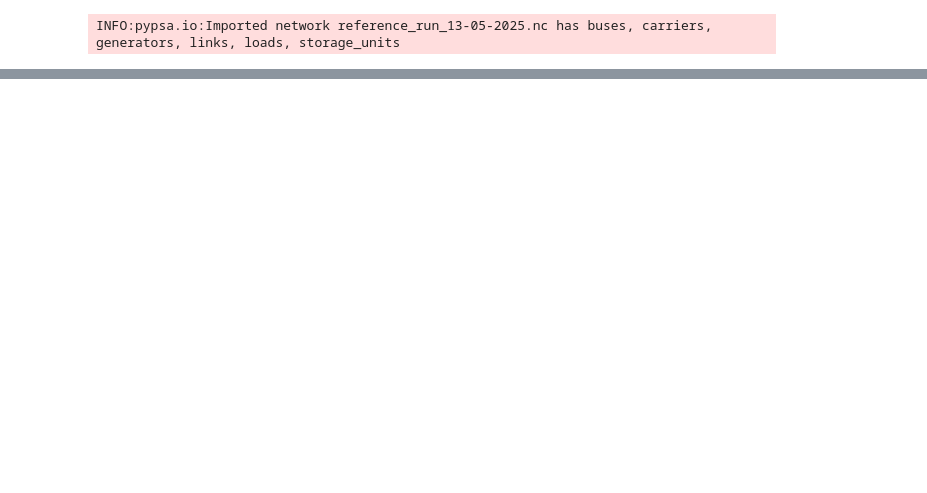
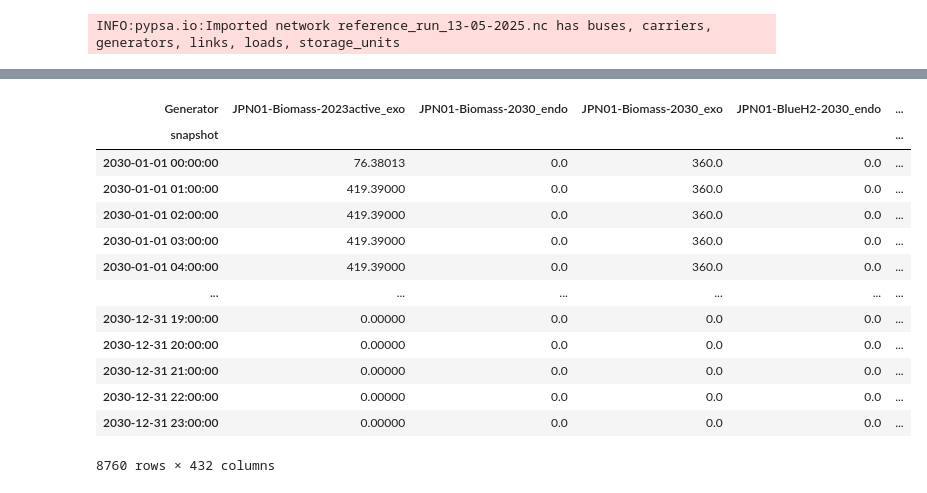
Before and after one commit to transition-zero/tza-pypsa, a Jupyter notebook: results_processing_jpn_brownfield copy.ipynb, the cells around one changed output, grey strips where cells are left out. Saved outputs shown, nothing was run; the diff lists cells and outputs as text; code cells hidden in the pictures; blank space fills up the shorter version.

```diff
--- a/results_processing_jpn_brownfield copy.ipynb
+++ b/results_processing_jpn_brownfield copy.ipynb
@@ -38,0 +39,17 @@ You entered: reference_run_13-05-2025
+# %%
+n.generators_t.p
+# %% [output]
+| Generator | JPN01-Biomass-2023active_exo | JPN01-Biomass-2030_endo | JPN01-Biomass-2030_exo | JPN01-BlueH2-2030_endo | ... |
+| snapshot |  |  |  |  | ... |
+| 2030-01-01 00:00:00 | 76.38013 | 0.0 | 360.0 | 0.0 | ... |
+| 2030-01-01 01:00:00 | 419.39000 | 0.0 | 360.0 | 0.0 | ... |
+| 2030-01-01 02:00:00 | 419.39000 | 0.0 | 360.0 | 0.0 | ... |
+| 2030-01-01 03:00:00 | 419.39000 | 0.0 | 360.0 | 0.0 | ... |
+| 2030-01-01 04:00:00 | 419.39000 | 0.0 | 360.0 | 0.0 | ... |
+| ... | ... | ... | ... | ... | ... |
+| 2030-12-31 19:00:00 | 0.00000 | 0.0 | 0.0 | 0.0 | ... |
+| 2030-12-31 20:00:00 | 0.00000 | 0.0 | 0.0 | 0.0 | ... |
+| 2030-12-31 21:00:00 | 0.00000 | 0.0 | 0.0 | 0.0 | ... |
+| 2030-12-31 22:00:00 | 0.00000 | 0.0 | 0.0 | 0.0 | ... |
+| 2030-12-31 23:00:00 | 0.00000 | 0.0 | 0.0 | 0.0 | ... |
+8760 rows × 432 columns
```
Also changed, not shown: parts of 4 cells of this notebook, 2 other files.
